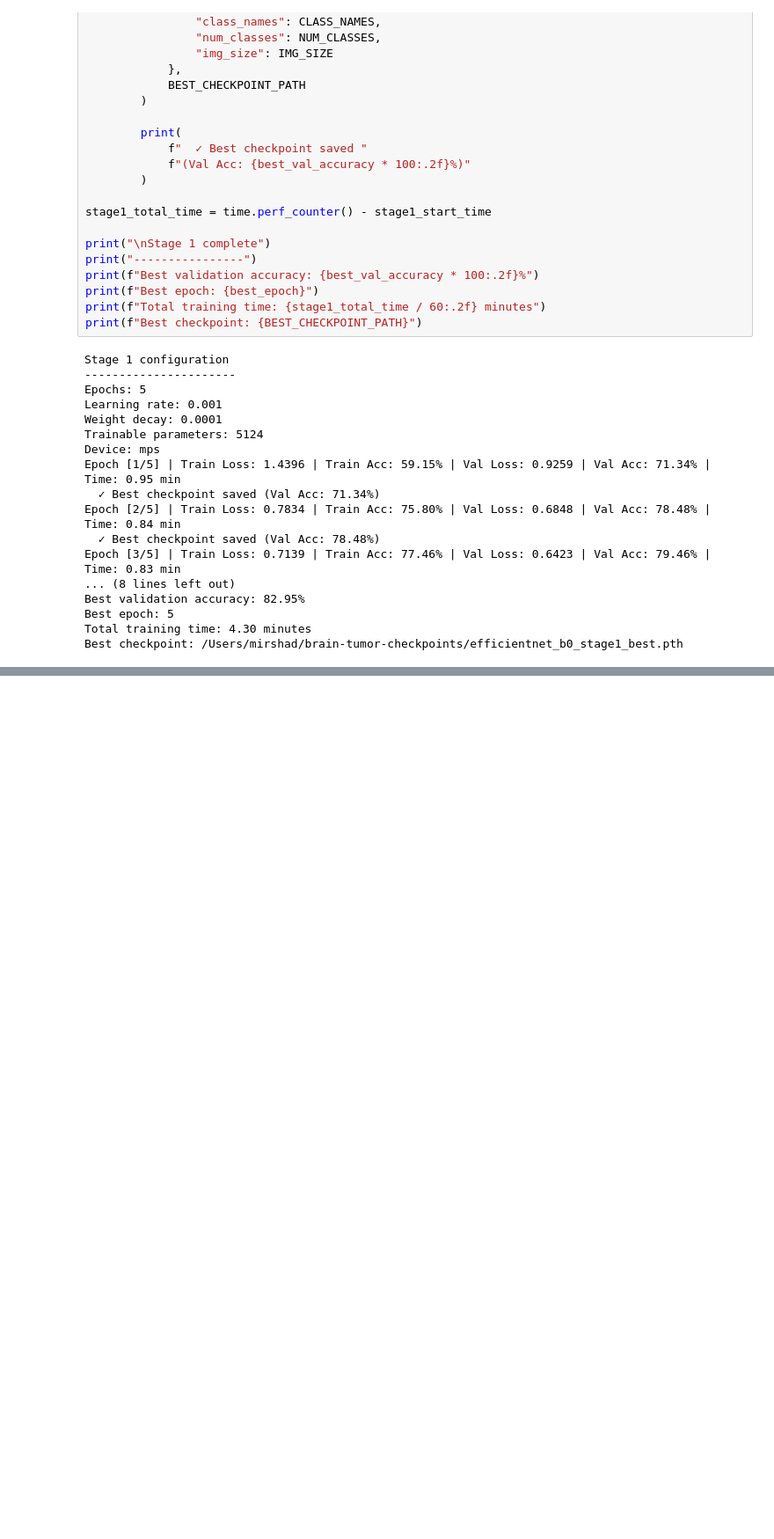
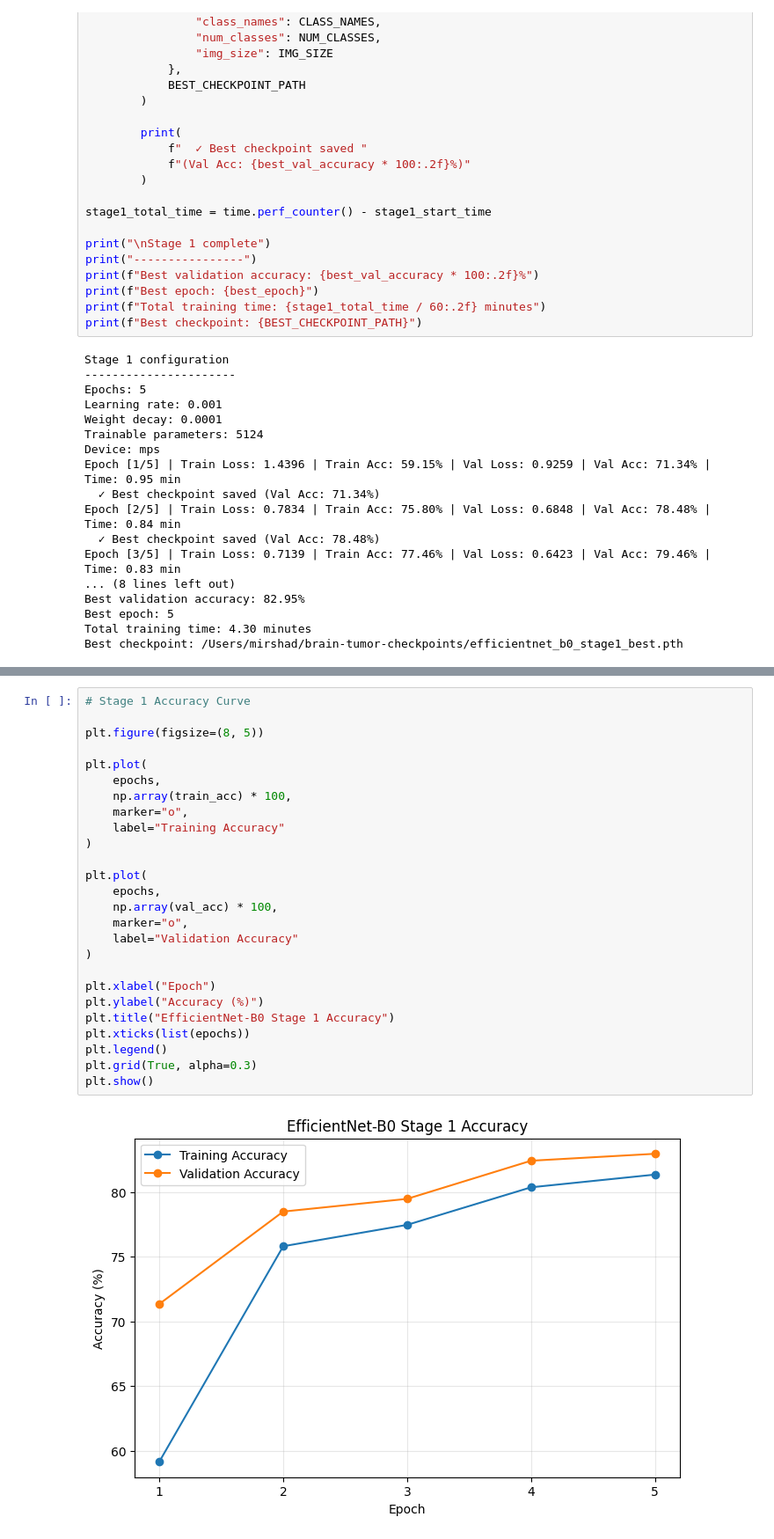
Before and after one commit to mirshadahamed/brain-tumor-mri-classification, a Jupyter notebook: brain-tumor-vit/notebooks/efficientnet_b0_training.ipynb, the cells around one changed output, grey strips where cells are left out. Shown at 88% size. Saved outputs shown, nothing was run; the diff lists cells and outputs as text; blank space fills up the shorter version.

```diff
--- a/brain-tumor-vit/notebooks/efficientnet_b0_training.ipynb
+++ b/brain-tumor-vit/notebooks/efficientnet_b0_training.ipynb
@@ -397,0 +464,28 @@ Best checkpoint: /Users/mirshad/brain-tumor-checkpoints/efficientnet_b0_stage1_b
+# %%
+# Stage 1 Accuracy Curve
+
+plt.figure(figsize=(8, 5))
+
+plt.plot(
+    epochs,
+    np.array(train_acc) * 100,
+    marker="o",
+    label="Training Accuracy"
+)
+
+plt.plot(
+    epochs,
+    np.array(val_acc) * 100,
+    marker="o",
+    label="Validation Accuracy"
+)
+
+plt.xlabel("Epoch")
+plt.ylabel("Accuracy (%)")
+plt.title("EfficientNet-B0 Stage 1 Accuracy")
+plt.xticks(list(epochs))
+plt.legend()
+plt.grid(True, alpha=0.3)
+plt.show()
+# %% [output]
+[figure, added]
```
Also changed, not shown: parts of 2 cells of this notebook.
